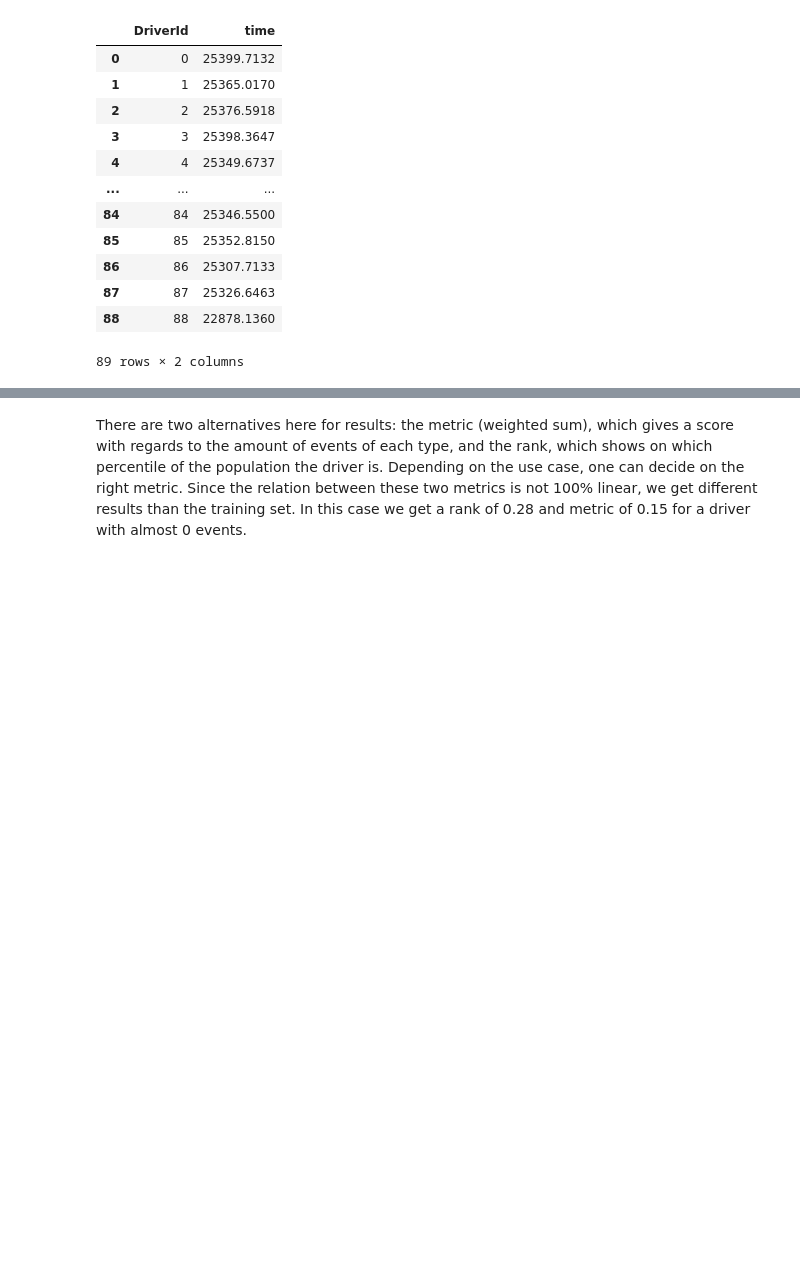
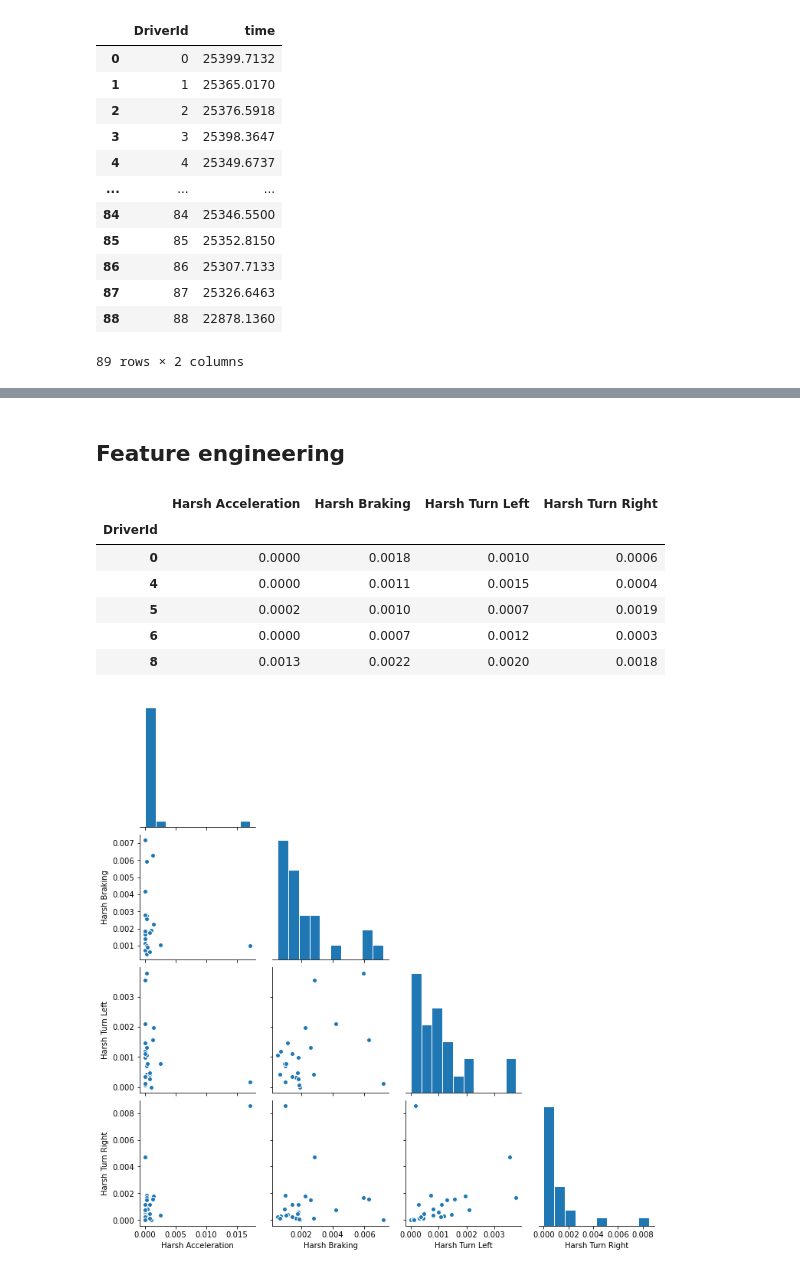
Before and after one commit to HosseinGholami1995/BehavePart, a Jupyter notebook: Scoring Driver.ipynb, the cells around one changed output, grey strips where cells are left out. Drawn from its saved outputs; the diff is of its cells as text; code cells hidden in the pictures; blank space fills up the shorter version.

```diff
--- a/Scoring Driver.ipynb
+++ b/Scoring Driver.ipynb
@@ -210,7 +144,0 @@ features
-# %%
-import seaborn as sns
-sns.set(style="ticks",font_scale=1.00)
-g = sns.PairGrid(features)
-g = g.map_diag(plt.hist, edgecolor="w")
-g = g.map_upper(plt.scatter, edgecolor="w")
-g = g.map_lower(sns.kdeplot,n_levels=15)
@@ -588,6 +144,0 @@ driverScores.tail(10)
-# %%
-import seaborn as sns
-sns.set(style="ticks")
-g = sns.PairGrid(driverScores)
-g = g.map_upper(plt.scatter, edgecolor="w")
-g = g.map_diag(plt.hist, edgecolor="w")
@@ -647,3 +145,40 @@ Metric for risky driver = 0.6235113940228378
-# %% [markdown]
-There are two alternatives here for results: the metric (weighted sum), which gives a score with regards to the amount of events of each type, and the rank, which shows on which percentile of the population the driver is. Depending on the use case, one can decide on the right metric.
-Since the relation between these two metrics is not 100% linear, we get different results than the training set. In this case we get a rank of 0.28 and metric of 0.15 for a driver with almost 0 events.
+# %% [markdown]
+## Feature engineering
+# %%
+## Transform the events data frame to a features data frame (column for each type of relevant event)
+def create_feature_set(df, distancePerDriver):
+    dfEventAggByDriver = df.groupby(['DriverId','EventName']).size().to_frame().rename(columns={0:"count"}).reset_index()
+
+    ## Pivot events into columns
+    dfEventMatrix = dfEventAggByDriver.pivot(index='DriverId',columns='EventName', values='count').add_prefix('F_').fillna(0).reset_index()
+    dfEventMatrix = dfEventMatrix.merge(distancePerDriver, how = 'inner',on='DriverId')
+    dfEventMatrix.set_index('DriverId', inplace=True)
+
+    featureCols = [col for col in dfEventMatrix if col.startswith('F_')]
+    dfEventMatrix[featureCols] = dfEventMatrix[featureCols].div(dfEventMatrix['time'], axis=0)
+
+    dfFeatureSet = dfEventMatrix[featureCols]
+    return dfFeatureSet
+
+features = create_feature_set(df,distancePerDriver)
+
+features = features.rename(columns={'F_Harsh Acceleration (motion based)': "Harsh Acceleration",
+                                    'F_Harsh Braking (motion based)': "Harsh Braking",
+                                    'F_Harsh Turn Left (motion based)':"Harsh Turn Left",
+                                    'F_Harsh Turn Right (motion based)':"Harsh Turn Right"
+                                   },copy =False)
+#plots of the detail of these features
+g = sns.PairGrid(features,diag_sharey=False, corner=True)
+g = g.map_lower(plt.scatter, edgecolor="w")
+g = g.map_diag(plt.hist, edgecolor="w")
+
+features.head()
+# %% [output]
+|  | Harsh Acceleration | Harsh Braking | Harsh Turn Left | Harsh Turn Right |
+| DriverId |  |  |  |  |
+| 0 | 0.0000 | 0.0018 | 0.0010 | 0.0006 |
+| 4 | 0.0000 | 0.0011 | 0.0015 | 0.0004 |
+| 5 | 0.0002 | 0.0010 | 0.0007 | 0.0019 |
+| 6 | 0.0000 | 0.0007 | 0.0012 | 0.0003 |
+| 8 | 0.0013 | 0.0022 | 0.0020 | 0.0018 |
+[figure, added]
```
Also changed, not shown: parts of 53 cells of this notebook.
